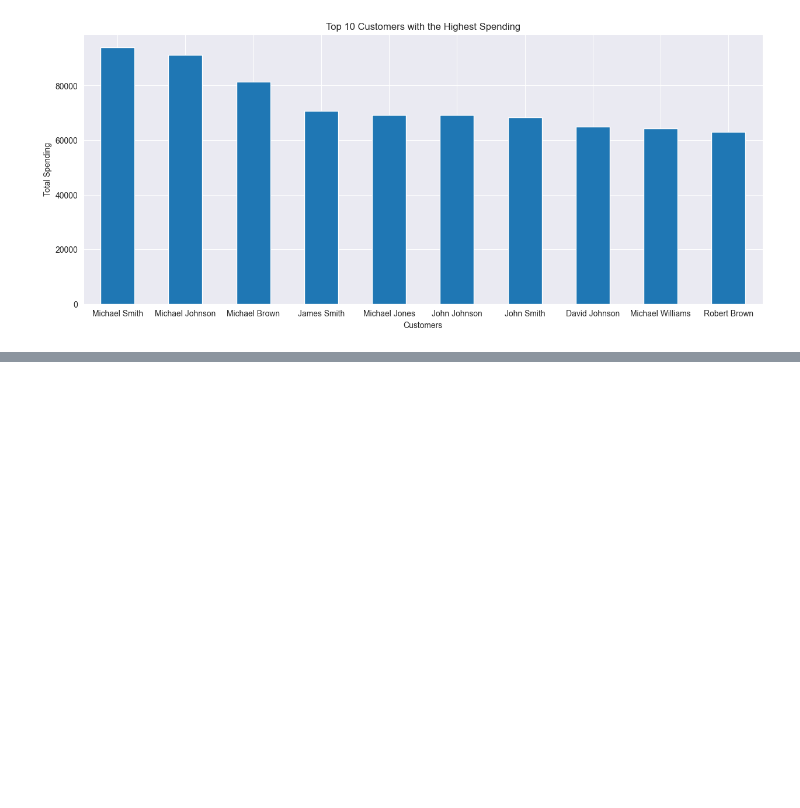
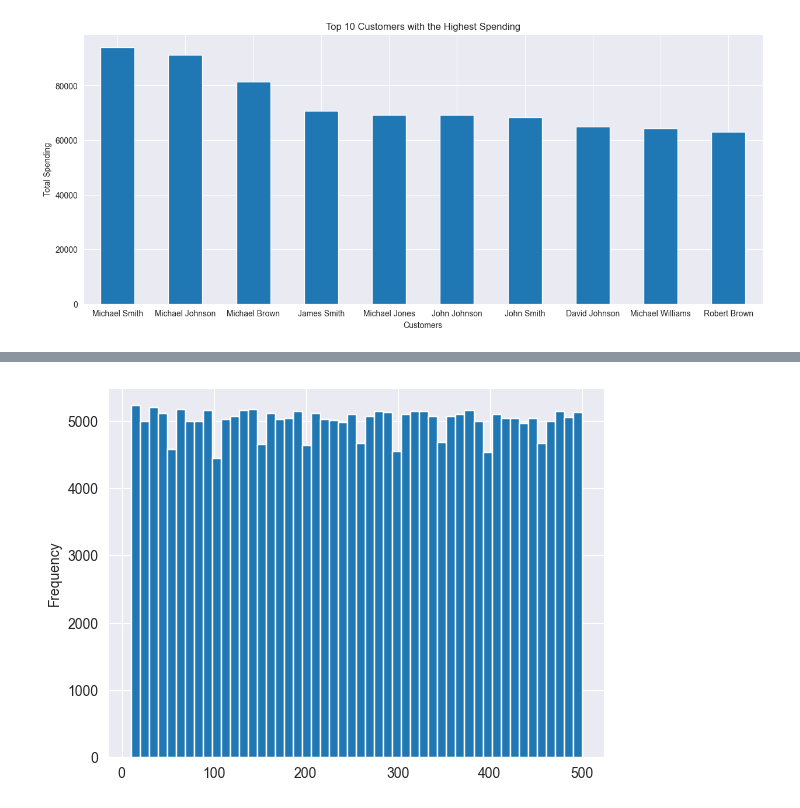
Before and after one commit to pphatt/bi-data-preprocessing, a Jupyter notebook: DataPreprossing.ipynb, the cells around one changed output, grey strips where cells are left out. Cells and saved outputs as stored; diff of their text form; code cells hidden in the pictures; blank space fills up the shorter version.

```diff
--- a/DataPreprossing.ipynb
+++ b/DataPreprossing.ipynb
@@ -353,0 +431,5 @@ plt.show()
+# %%
+df['Product Price'].plot(kind='hist', bins=50)
+plt.show()
+# %% [output]
+[figure, added]
```
Also changed, not shown: parts of 8 cells of this notebook, 1 other file.
